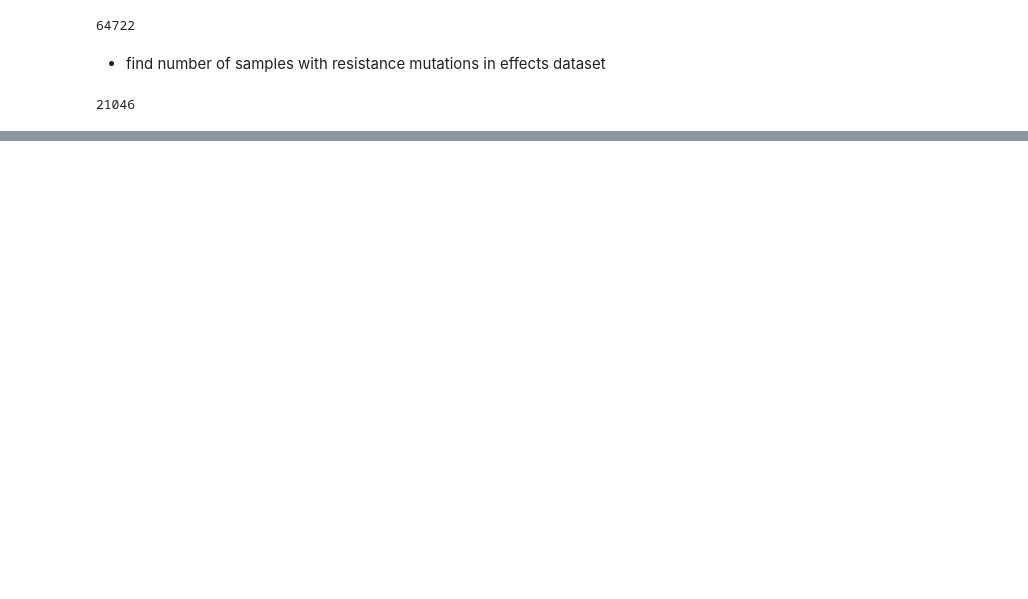
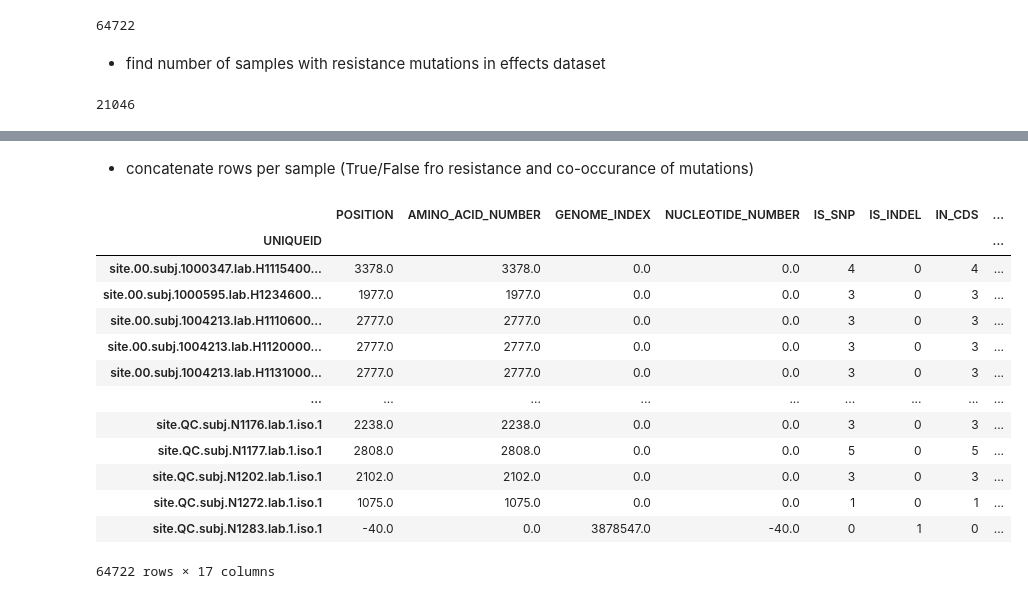
Before and after one commit to fowler-lab/tb-rnap-compensation, a Jupyter notebook: Putative_comp_mutations_general.ipynb, the cells around one changed output, grey strips where cells are left out. Drawn from its saved outputs; the diff is of its cells as text; code cells hidden in the pictures; blank space fills up the shorter version.

```diff
--- a/Putative_comp_mutations_general.ipynb
+++ b/Putative_comp_mutations_general.ipynb
@@ -165,0 +234,20 @@ len(EFFECTS[(EFFECTS.PREDICTION=='R')].UNIQUEID.value_counts())
+# %% [markdown]
+- concatenate rows per sample (True/False fro resistance and co-occurance of mutations)
+# %%
+summary_statistics=MUTATIONS.groupby('UNIQUEID').sum()
+summary_statistics
+# %% [output]
+|  | POSITION | AMINO_ACID_NUMBER | GENOME_INDEX | NUCLEOTIDE_NUMBER | IS_SNP | IS_INDEL | IN_CDS | ... |
+| UNIQUEID |  |  |  |  |  |  |  | ... |
+| site.00.subj.1000347.lab.H1115400... | 3378.0 | 3378.0 | 0.0 | 0.0 | 4 | 0 | 4 | ... |
+| site.00.subj.1000595.lab.H1234600... | 1977.0 | 1977.0 | 0.0 | 0.0 | 3 | 0 | 3 | ... |
+| site.00.subj.1004213.lab.H1110600... | 2777.0 | 2777.0 | 0.0 | 0.0 | 3 | 0 | 3 | ... |
+| site.00.subj.1004213.lab.H1120000... | 2777.0 | 2777.0 | 0.0 | 0.0 | 3 | 0 | 3 | ... |
+| site.00.subj.1004213.lab.H1131000... | 2777.0 | 2777.0 | 0.0 | 0.0 | 3 | 0 | 3 | ... |
+| ... | ... | ... | ... | ... | ... | ... | ... | ... |
+| site.QC.subj.N1176.lab.1.iso.1 | 2238.0 | 2238.0 | 0.0 | 0.0 | 3 | 0 | 3 | ... |
+| site.QC.subj.N1177.lab.1.iso.1 | 2808.0 | 2808.0 | 0.0 | 0.0 | 5 | 0 | 5 | ... |
+| site.QC.subj.N1202.lab.1.iso.1 | 2102.0 | 2102.0 | 0.0 | 0.0 | 3 | 0 | 3 | ... |
+| site.QC.subj.N1272.lab.1.iso.1 | 1075.0 | 1075.0 | 0.0 | 0.0 | 1 | 0 | 1 | ... |
+| site.QC.subj.N1283.lab.1.iso.1 | -40.0 | 0.0 | 3878547.0 | -40.0 | 0 | 1 | 0 | ... |
+64722 rows × 17 columns
```
Also changed, not shown: parts of 22 cells of this notebook.
